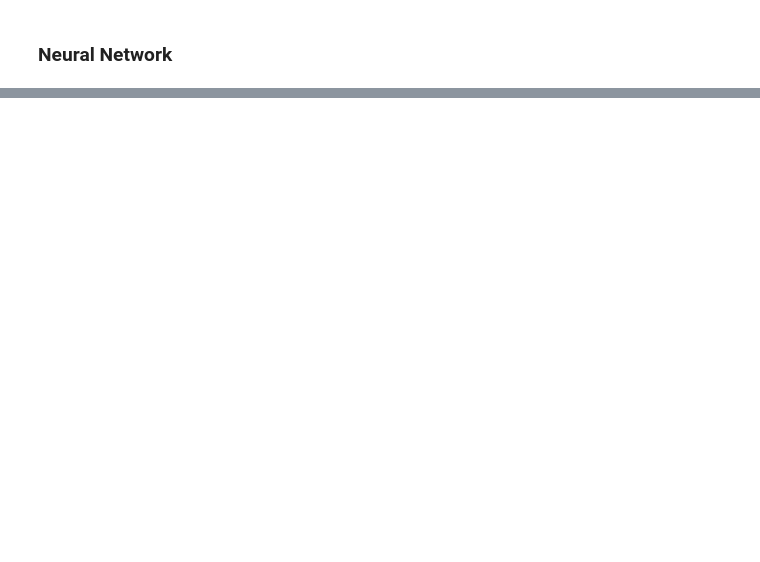
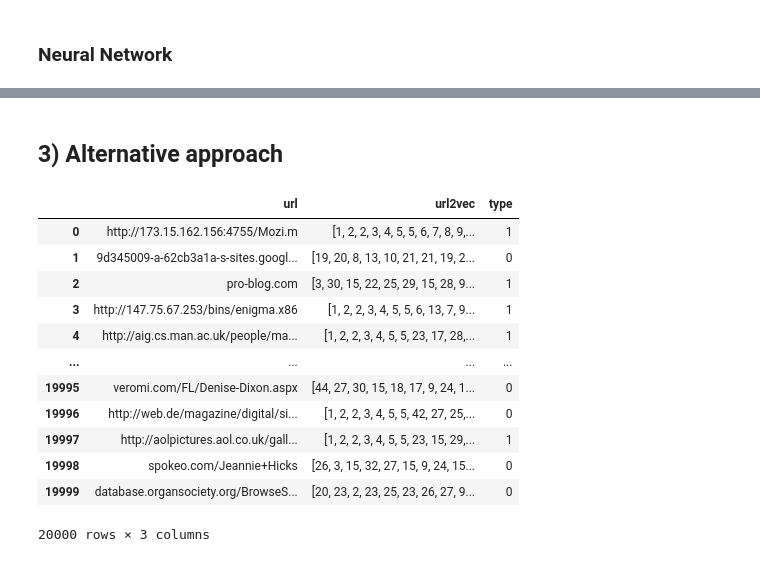
Before and after one commit to simonegramegna/Malicious_URL_detection, a Jupyter notebook: Malicious_URL_detection.ipynb, the cells around one changed output, grey strips where cells are left out. Cells and saved outputs as stored; diff of their text form; code cells hidden in the pictures; blank space fills up the shorter version.

```diff
--- a/Malicious_URL_detection.ipynb
+++ b/Malicious_URL_detection.ipynb
@@ -1720,0 +1893,39 @@ EXEC_TIME                             0.770            31.821           4032.03
+# %% [markdown]
+## **3) Alternative approach**
+# %%
+# Creating a vocabulary of chars
+class CharIndexing:
+    def __init__(self, urls) -> None:
+        self.char_index = {}
+        self.index_char = {}
+        for url in urls:
+            for char in url:
+                if char not in self.char_index:
+                    self.char_index[char] = len(self.char_index)+1
+                    self.index_char[len(self.index_char)+1] = char
+
+    def string_indexes(self, string):
+        return [self.char_index[char] for char in string]
+# %%
+df = pd.read_csv(DATA_PATH_URL_SAMPLED)
+df.loc[df['type'] != 'benign', 'type'] = 1
+df.loc[df['type'] == 'benign', 'type'] = 0
+
+char_index = CharIndexing(df['url'])
+df['url2vec'] = df['url'].apply(lambda x: char_index.string_indexes(x))
+df = df[['url', 'url2vec', 'type']]
+df
+# %% [output]
+|  | url | url2vec | type |
+| 0 | http://173.15.162.156:4755/Mozi.m | [1, 2, 2, 3, 4, 5, 5, 6, 7, 8, 9,... | 1 |
+| 1 | 9d345009-a-62cb3a1a-s-sites.googl... | [19, 20, 8, 13, 10, 21, 21, 19, 2... | 0 |
+| 2 | pro-blog.com | [3, 30, 15, 22, 25, 29, 15, 28, 9... | 1 |
+| 3 | http://147.75.67.253/bins/enigma.x86 | [1, 2, 2, 3, 4, 5, 5, 6, 13, 7, 9... | 1 |
+| 4 | http://aig.cs.man.ac.uk/people/ma... | [1, 2, 2, 3, 4, 5, 5, 23, 17, 28,... | 1 |
+| ... | ... | ... | ... |
+| 19995 | veromi.com/FL/Denise-Dixon.aspx | [44, 27, 30, 15, 18, 17, 9, 24, 1... | 0 |
+| 19996 | http://web.de/magazine/digital/si... | [1, 2, 2, 3, 4, 5, 5, 42, 27, 25,... | 0 |
+| 19997 | http://aolpictures.aol.co.uk/gall... | [1, 2, 2, 3, 4, 5, 5, 23, 15, 29,... | 1 |
+| 19998 | spokeo.com/Jeannie+Hicks | [26, 3, 15, 32, 27, 15, 9, 24, 15... | 0 |
+| 19999 | database.organsociety.org/BrowseS... | [20, 23, 2, 23, 25, 23, 26, 27, 9... | 0 |
+20000 rows × 3 columns
```
Also changed, not shown: parts of 39 cells of this notebook.
